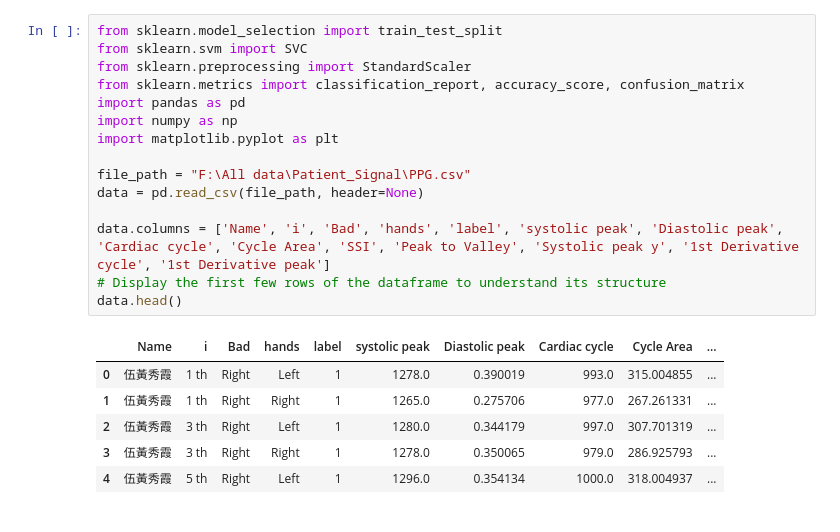
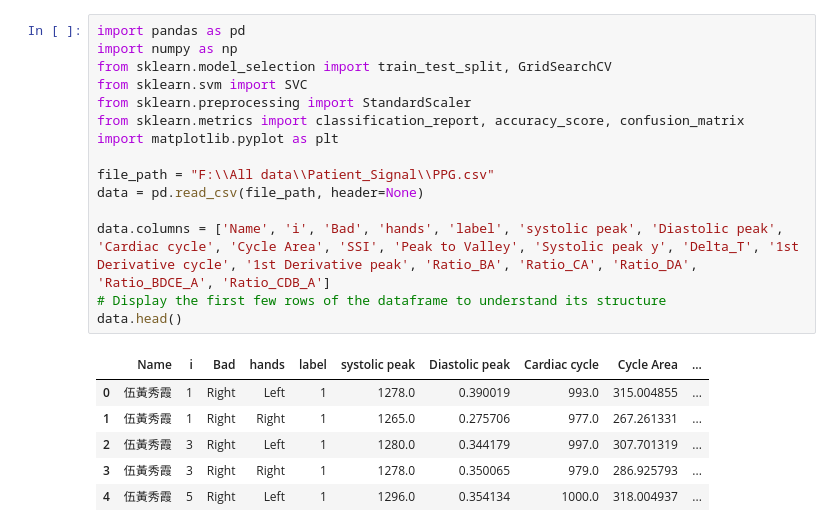
Before and after one commit to m11217045/PPG, a Jupyter notebook: Classfication.ipynb, the cells around one changed output. Drawn from its saved outputs; the diff is of its cells as text.

```diff
--- a/Classfication.ipynb
+++ b/Classfication.ipynb
@@ -1,23 +1,23 @@
 # %%
-from sklearn.model_selection import train_test_split
+import pandas as pd
+import numpy as np
+from sklearn.model_selection import train_test_split, GridSearchCV
 from sklearn.svm import SVC
 from sklearn.preprocessing import StandardScaler
 from sklearn.metrics import classification_report, accuracy_score, confusion_matrix
-import pandas as pd
-import numpy as np
 import matplotlib.pyplot as plt
 
-file_path = "F:\All data\Patient_Signal\PPG.csv"
+file_path = "F:\\All data\\Patient_Signal\\PPG.csv"
 data = pd.read_csv(file_path, header=None)
 
-data.columns = ['Name', 'i', 'Bad', 'hands', 'label', 'systolic peak', 'Diastolic peak', 'Cardiac cycle', 'Cycle Area', 'SSI', 'Peak to Valley', 'Systolic peak y', '1st Derivative cycle', '1st Derivative peak']
+data.columns = ['Name', 'i', 'Bad', 'hands', 'label', 'systolic peak', 'Diastolic peak', 'Cardiac cycle', 'Cycle Area', 'SSI', 'Peak to Valley', 'Systolic peak y', 'Delta_T', '1st Derivative cycle', '1st Derivative peak', 'Ratio_BA', 'Ratio_CA', 'Ratio_DA', 'Ratio_BDCE_A', 'Ratio_CDB_A']
 # Display the first few rows of the dataframe to understand its structure
 data.head()
 # %% [output]
 |  | Name | i | Bad | hands | label | systolic peak | Diastolic peak | Cardiac cycle | Cycle Area | ... |
-| 0 | 伍黃秀霞 | 1 th | Right | Left | 1 | 1278.0 | 0.390019 | 993.0 | 315.004855 | ... |
-| 1 | 伍黃秀霞 | 1 th | Right | Right | 1 | 1265.0 | 0.275706 | 977.0 | 267.261331 | ... |
-| 2 | 伍黃秀霞 | 3 th | Right | Left | 1 | 1280.0 | 0.344179 | 997.0 | 307.701319 | ... |
-| 3 | 伍黃秀霞 | 3 th | Right | Right | 1 | 1278.0 | 0.350065 | 979.0 | 286.925793 | ... |
-| 4 | 伍黃秀霞 | 5 th | Right | Left | 1 | 1296.0 | 0.354134 | 1000.0 | 318.004937 | ... |
+| 0 | 伍黃秀霞 | 1 | Right | Left | 1 | 1278.0 | 0.390019 | 993.0 | 315.004855 | ... |
+| 1 | 伍黃秀霞 | 1 | Right | Right | 1 | 1265.0 | 0.275706 | 977.0 | 267.261331 | ... |
+| 2 | 伍黃秀霞 | 3 | Right | Left | 1 | 1280.0 | 0.344179 | 997.0 | 307.701319 | ... |
+| 3 | 伍黃秀霞 | 3 | Right | Right | 1 | 1278.0 | 0.350065 | 979.0 | 286.925793 | ... |
+| 4 | 伍黃秀霞 | 5 | Right | Left | 1 | 1296.0 | 0.354134 | 1000.0 | 318.004937 | ... |
 # %%
```
Also changed, not shown: parts of 9 cells of this notebook, 2 other files.
